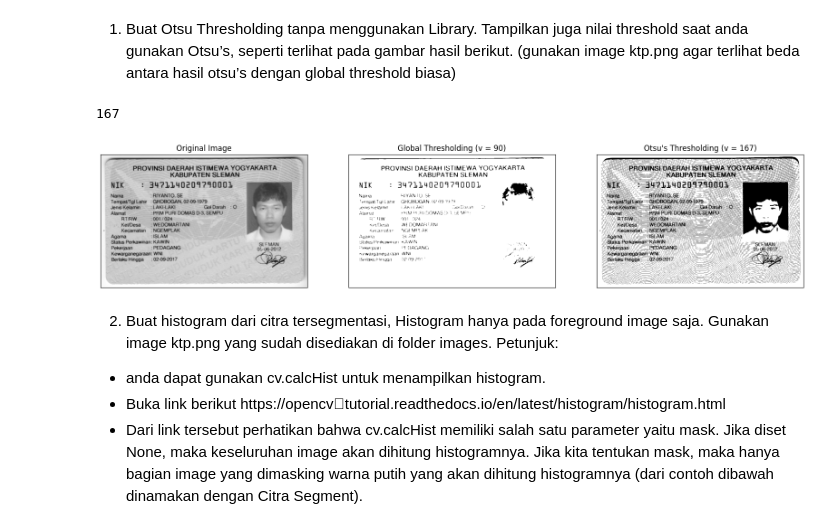
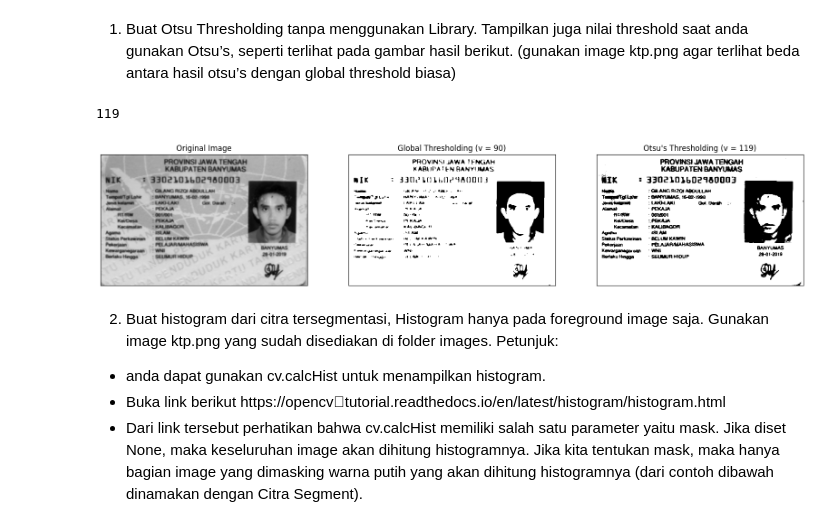
Before and after one commit to hizafioramahardika/PCVK_Genap_2021, a Jupyter notebook: Week10_Hiza.ipynb, the cells around one changed output. Saved outputs shown, nothing was run; the diff lists cells and outputs as text; code cells hidden in the pictures.

```diff
--- a/Week10_Hiza.ipynb
+++ b/Week10_Hiza.ipynb
@@ -97,7 +94,7 @@ image lena_gs_lc2.jpg so that it really looks different between the otsu's resul
 the usual global threshold)
 # %%
 # Dengan Library
-filename = ('/content/drive/MyDrive/Images/lena_gs_lc2.jpg')
+filename = ('/content/drive/MyDrive/PCVK/lena_gs_lc2.jpg')
 img_lgs = cv2.imread(filename, 0)
 blur = cv2.GaussianBlur(img_lgs,(5,5),0)
 thresh = 127
@@ -177,7 +174,7 @@ import cv2
 import numpy as np
 import matplotlib.pyplot as plt
 
-filename = ('/content/drive/MyDrive/Images/lily.jpg')
+filename = ('/content/drive/MyDrive/PCVK/lily.jpg')
 img_l = cv2.imread(filename)
 img_rgb = cv2.cvtColor(img_l,cv2.COLOR_BGR2RGB)
 img_gray = cv2.cvtColor(img_rgb,cv2.COLOR_BGR2GRAY)
@@ -265,7 +262,7 @@ import cv2 as cv
 import numpy as np
 import matplotlib.pyplot as plt
 
-filename = ('/content/drive/MyDrive/Images/KTP_More/ktp.png')
+filename = ('/content/drive/MyDrive/PCVK/contoh_ktp.png')
 img = cv.imread(filename, 0)
 blur = cv.GaussianBlur(img, (5, 5), 0)
 
@@ -283,35 +280,35 @@ def otsu(gray):
         Wf = pcf * mean_weight
         mub = np.sum(intensity_arr[:t] * his[:t]) / float(pcb)
         muf = np.sum(intensity_arr[t:] * his[t:]) / float(pcf)
         value = Wb * Wf * (mub - muf) ** 2
         if value > final_value:
             final_thresh = t
             final_value = value
     final_img = gray.copy()
     print(final_thresh)
     final_img[gray > final_thresh] = 255
     final_img[gray < final_thresh] = 0
     return final_img, final_thresh
 
 otsu_binarized, otsu_thresh = otsu(img)
 x = "Otsu's Thresholding (v = " + str(otsu_thresh) + ")"
 ret, th1 = cv.threshold(blur, 90, 255, cv.THRESH_BINARY)
 
 titles = ['Original Image', 'Global Thresholding (v = 90)', x]
 images = [blur, th1, otsu_binarized]
 
 plt.figure(figsize=(20, 15))
 for i in range(len(images)):
     plt.subplot(1, 3, i + 1)
     plt.imshow(images[i], 'gray')
     plt.title(titles[i])
     plt.xticks([])
     plt.yticks([])
 
 plt.show()
 # %% [output]
-167
+119
-[figure, old version]
+[figure, new version]
 # %% [markdown]
 2. Buat histogram dari citra tersegmentasi, Histogram hanya pada foreground image
 saja. Gunakan image ktp.png yang sudah disediakan di folder images.
```
Also changed, not shown: parts of 8 cells of this notebook.
